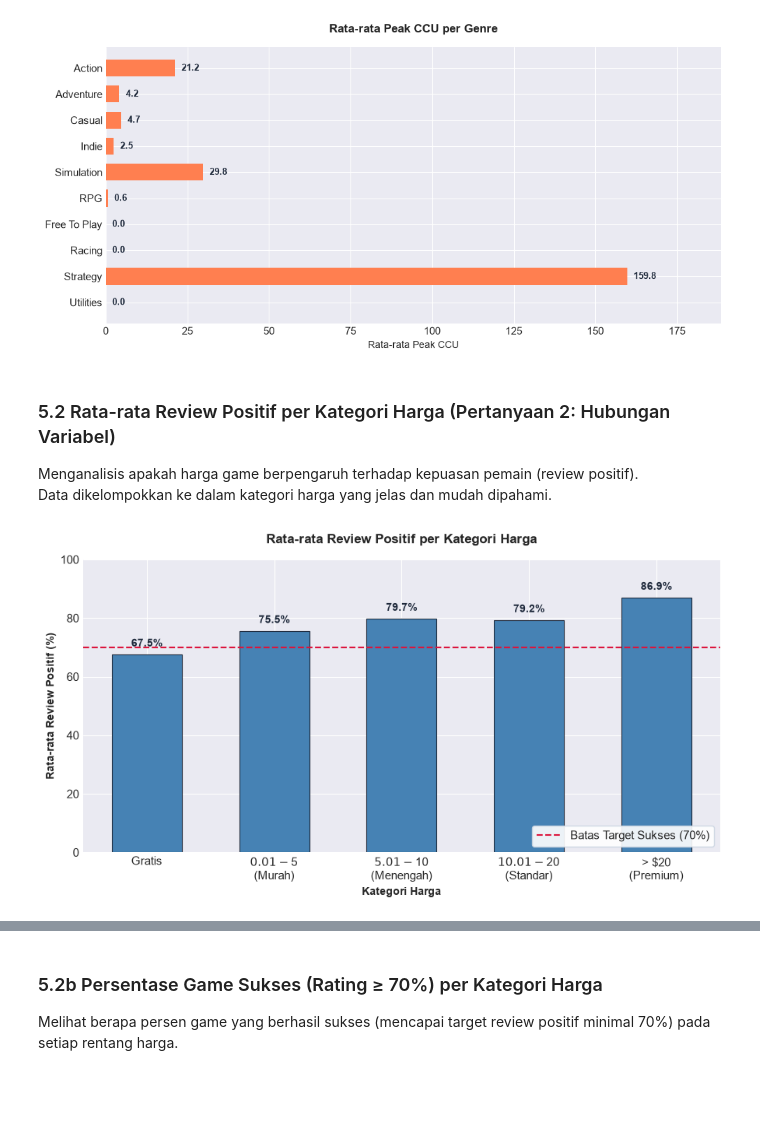
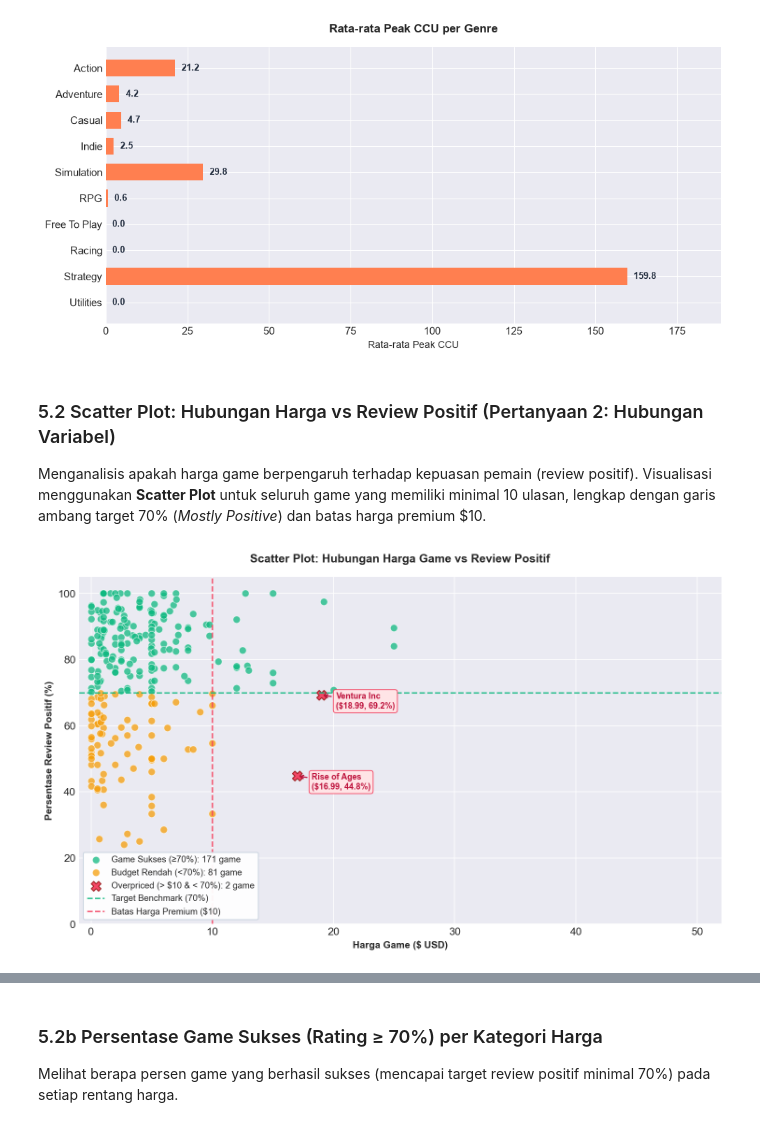
Before and after one commit to andrefarizi/Project1-FBD, a Jupyter notebook: Kelompok8_SteamGameAnalysis_Project1BigData.ipynb, the cells around one changed output, grey strips where cells are left out. Saved outputs shown, nothing was run; the diff lists cells and outputs as text; code cells hidden in the pictures; blank space fills up the shorter version.

Commit message:
perbaiki chart

```diff
--- a/Kelompok8_SteamGameAnalysis_Project1BigData.ipynb
+++ b/Kelompok8_SteamGameAnalysis_Project1BigData.ipynb
@@ -442,54 +442,62 @@ plt.show()
 # %% [output]
 [figure]
 # %% [markdown]
-### 5.2 Rata-rata Review Positif per Kategori Harga (Pertanyaan 2: Hubungan Variabel)
+### 5.2 Scatter Plot: Hubungan Harga vs Review Positif (Pertanyaan 2: Hubungan Variabel)
 
 Menganalisis apakah harga game berpengaruh terhadap kepuasan pemain (review positif).
-Data dikelompokkan ke dalam kategori harga yang jelas dan mudah dipahami.
+Visualisasi menggunakan **Scatter Plot** untuk seluruh game yang memiliki minimal 10 ulasan,
+lengkap dengan garis ambang target 70% (*Mostly Positive*) dan batas harga premium $10.
 # %%
-# Rata-rata Review Positif per Kategori Harga (Diagram Batang Sederhana)
+# Scatter Plot: Hubungan Harga vs Review Positif
 df_reviewed = df_sample[df_sample['Total_Reviews'] >= 10].copy()
 
-def tentukan_kategori(harga):
-    if harga == 0:
-        return 'Gratis'
-    elif harga <= 5:
-        return '$0.01 - $5\n(Murah)'
-    elif harga <= 10:
-        return '$5.01 - $10\n(Menengah)'
-    elif harga <= 20:
-        return '$10.01 - $20\n(Standar)'
-    else:
-        return '> $20\n(Premium)'
+plt.figure(figsize=(10, 6))
 
-df_reviewed['Kategori_Harga'] = df_reviewed['Price_USD'].apply(tentukan_kategori)
-urutan = ['Gratis', '$0.01 - $5\n(Murah)', '$5.01 - $10\n(Menengah)', '$10.01 - $20\n(Standar)', '> $20\n(Premium)']
+# Kelompokkan titik berdasarkan status
+mask_sukses = df_reviewed['Pct_Positive'] >= 70
+mask_overpriced = (df_reviewed['Price_USD'] > 10) & (df_reviewed['Pct_Positive'] < 70)
+mask_budget_low = (df_reviewed['Price_USD'] <= 10) & (df_reviewed['Pct_Positive'] < 70)
 
-# Hitung rata-rata review per kategori
-avg_review = df_reviewed.groupby('Kategori_Harga', observed=False)['Pct_Positive'].mean().reindex(urutan)
+# 1. Game Sukses (Hijau)
+plt.scatter(df_reviewed.loc[mask_sukses, 'Price_USD'],
+            df_reviewed.loc[mask_sukses, 'Pct_Positive'],
+            color='#10b981', alpha=0.75, s=55, label=f'Game Sukses (≥70%): {mask_sukses.sum()} game', edgecolors='white', linewidth=0.6)
 
-plt.figure(figsize=(9, 5))
-bars = plt.bar(avg_review.index, avg_review.values, color='steelblue', width=0.55, edgecolor='#1e293b', linewidth=0.8)
-plt.axhline(y=70, color='crimson', linestyle='--', linewidth=1.5, label='Batas Target Sukses (70%)')
-plt.title('Rata-rata Review Positif per Kategori Harga', fontsize=12, fontweight='bold', pad=15)
-plt.xlabel('Kategori Harga', fontsize=10, fontweight='bold')
-plt.ylabel('Rata-rata Review Positif (%)', fontsize=10, fontweight='bold')
-plt.ylim(0, 100)
-plt.legend(loc='lower right', frameon=True, facecolor='white', framealpha=0.9, edgecolor='#cbd5e1')
+# 2. Game Budget Rendah (Kuning / Oranye)
+plt.scatter(df_reviewed.loc[mask_budget_low, 'Price_USD'],
+            df_reviewed.loc[mask_budget_low, 'Pct_Positive'],
+            color='#f59e0b', alpha=0.75, s=55, label=f'Budget Rendah (<70%): {mask_budget_low.sum()} game', edgecolors='white', linewidth=0.6)
 
-# Tampilkan angka di atas setiap batang
-for bar in bars:
-    val = bar.get_height()
-    plt.text(bar.get_x() + bar.get_width()/2, val + 2, f'{val:.1f}%',
-             ha='center', va='bottom', fontsize=10, fontweight='bold', color='#1e293b')
+# 3. Game Overpriced (Merah)
+plt.scatter(df_reviewed.loc[mask_overpriced, 'Price_USD'],
+            df_reviewed.loc[mask_overpriced, 'Pct_Positive'],
+            color='#f43f5e', alpha=0.95, s=100, marker='X', label=f'Overpriced (> $10 & < 70%): {mask_overpriced.sum()} game', edgecolors='#991b1b', linewidth=1)
 
+# Garis ambang batas
+plt.axhline(y=70, color='#10b981', linestyle='--', linewidth=1.5, alpha=0.85, label='Target Benchmark (70%)')
+plt.axvline(x=10, color='#f43f5e', linestyle='--', linewidth=1.5, alpha=0.85, label='Batas Harga Premium ($10)')
+
+# Anotasi game bermasalah
+for _, row in df_reviewed[mask_overpriced].iterrows():
+    plt.annotate(f"{row['Name']}\n(${row['Price_USD']:.2f}, {row['Pct_Positive']:.1f}%)",
+                 xy=(row['Price_USD'], row['Pct_Positive']),
+                 xytext=(row['Price_USD'] + 1.2, row['Pct_Positive'] - 4),
+                 arrowprops=dict(arrowstyle="->", color='#be123c', lw=1.2),
+                 fontsize=8.5, fontweight='bold', color='#be123c',
+                 bbox=dict(boxstyle="round,pad=0.3", fc="#ffe4e6", ec="#f43f5e", lw=0.8))
+
+plt.title('Scatter Plot: Hubungan Harga Game vs Review Positif', fontsize=12, fontweight='bold', pad=15)
+plt.xlabel('Harga Game ($ USD)', fontsize=10, fontweight='bold')
+plt.ylabel('Persentase Review Positif (%)', fontsize=10, fontweight='bold')
+plt.xlim(-1, 52)
+plt.ylim(0, 105)
+plt.legend(loc='lower left', frameon=True, facecolor='white', framealpha=0.95, edgecolor='#cbd5e1', fontsize=9)
 plt.tight_layout()
 plt.savefig('eda_02a_scatter_price_review.png', dpi=150, bbox_inches='tight')
 plt.show()
 
-print('Kesimpulan:')
-for kat, val in avg_review.items():
-    kat_clean = kat.replace('\n', ' ')
-    print(f' - {kat_clean}: {val:.1f}% review positif')
+corr = df_reviewed['Price_USD'].corr(df_reviewed['Pct_Positive'])
+print(f'Korelasi Pearson (Harga vs Review Positif): {corr:.4f}')
+print(f'Kesimpulan: Titik-titik menyebar merata vertikal tanpa pola linier (r mendekati 0), membuktikan harga mahal tidak menjamin review tinggi.')
 # %% [output]
-[figure, old version]
+[figure, new version]
```
Also changed, not shown: parts of 3 cells of this notebook, 3 other files.
